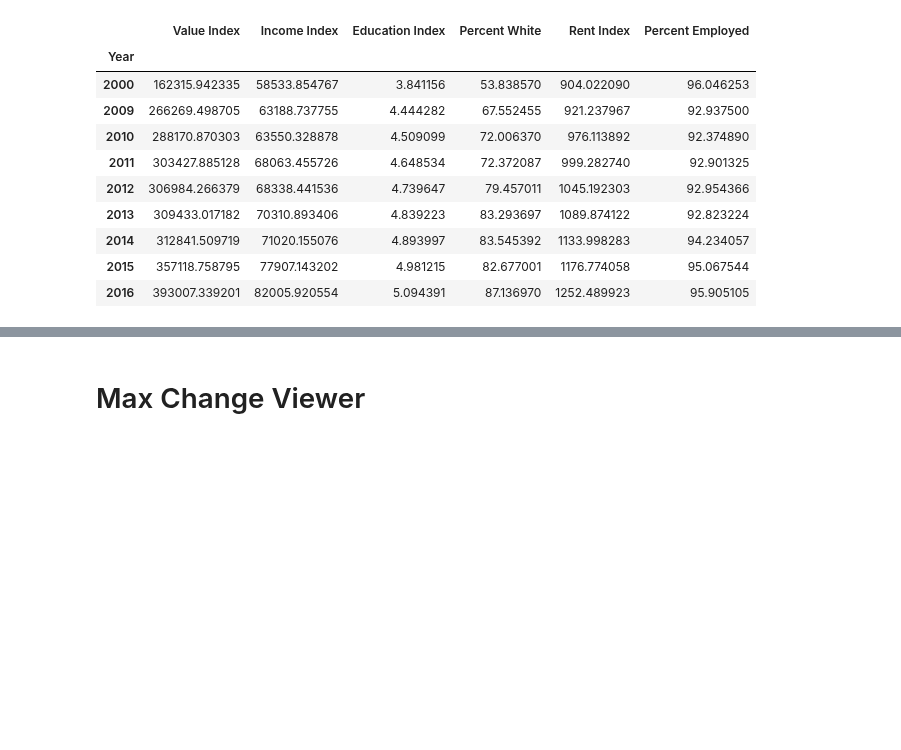
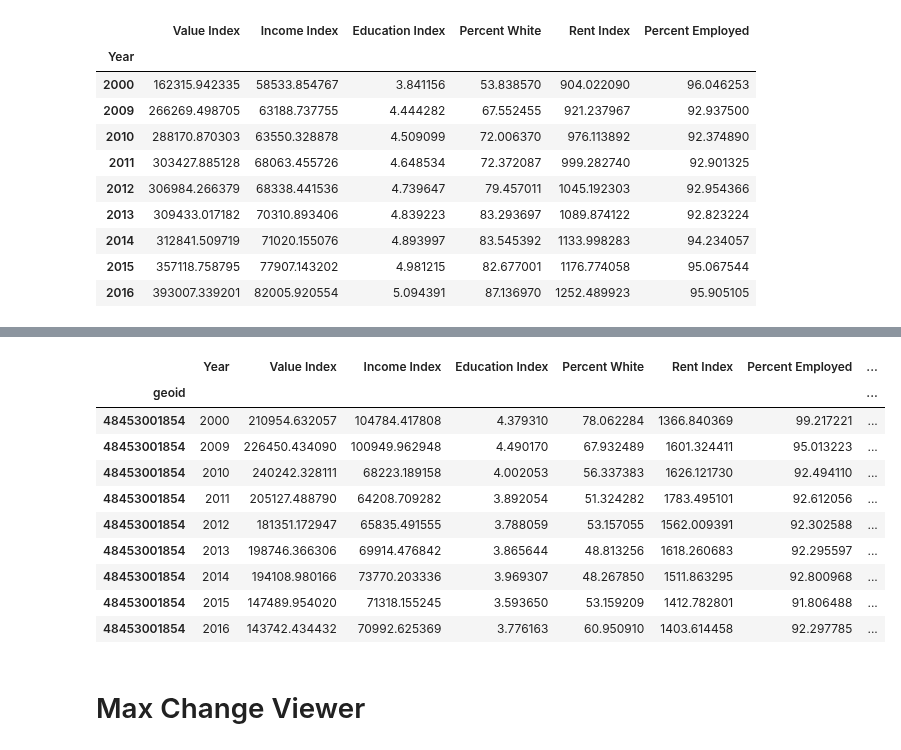
Before and after one commit to tsansom/Springboard-Data-Science, a Jupyter notebook: capstone_projects/gentrification/notebooks/7 - Clustering Analysis.ipynb, the cells around one changed output, grey strips where cells are left out. Saved outputs shown, nothing was run; the diff lists cells and outputs as text; code cells hidden in the pictures; blank space fills up the shorter version.

```diff
--- a/capstone_projects/gentrification/notebooks/7 - Clustering Analysis.ipynb
+++ b/capstone_projects/gentrification/notebooks/7 - Clustering Analysis.ipynb
@@ -315,3 +407,17 @@ for geoid in change4:
+# %%
+data.loc[48453001854]
+# %% [output]
+|  | Year | Value Index | Income Index | Education Index | Percent White | Rent Index | Percent Employed | ... |
+| geoid |  |  |  |  |  |  |  | ... |
+| 48453001854 | 2000 | 210954.632057 | 104784.417808 | 4.379310 | 78.062284 | 1366.840369 | 99.217221 | ... |
+| 48453001854 | 2009 | 226450.434090 | 100949.962948 | 4.490170 | 67.932489 | 1601.324411 | 95.013223 | ... |
+| 48453001854 | 2010 | 240242.328111 | 68223.189158 | 4.002053 | 56.337383 | 1626.121730 | 92.494110 | ... |
+| 48453001854 | 2011 | 205127.488790 | 64208.709282 | 3.892054 | 51.324282 | 1783.495101 | 92.612056 | ... |
+| 48453001854 | 2012 | 181351.172947 | 65835.491555 | 3.788059 | 53.157055 | 1562.009391 | 92.302588 | ... |
+| 48453001854 | 2013 | 198746.366306 | 69914.476842 | 3.865644 | 48.813256 | 1618.260683 | 92.295597 | ... |
+| 48453001854 | 2014 | 194108.980166 | 73770.203336 | 3.969307 | 48.267850 | 1511.863295 | 92.800968 | ... |
+| 48453001854 | 2015 | 147489.954020 | 71318.155245 | 3.593650 | 53.159209 | 1412.782801 | 91.806488 | ... |
+| 48453001854 | 2016 | 143742.434432 | 70992.625369 | 3.776163 | 60.950910 | 1403.614458 | 92.297785 | ... |
 # %% [markdown]
 # Max Change Viewer
 # %%
```
Also changed, not shown: parts of 7 cells of this notebook, 3 other files.
